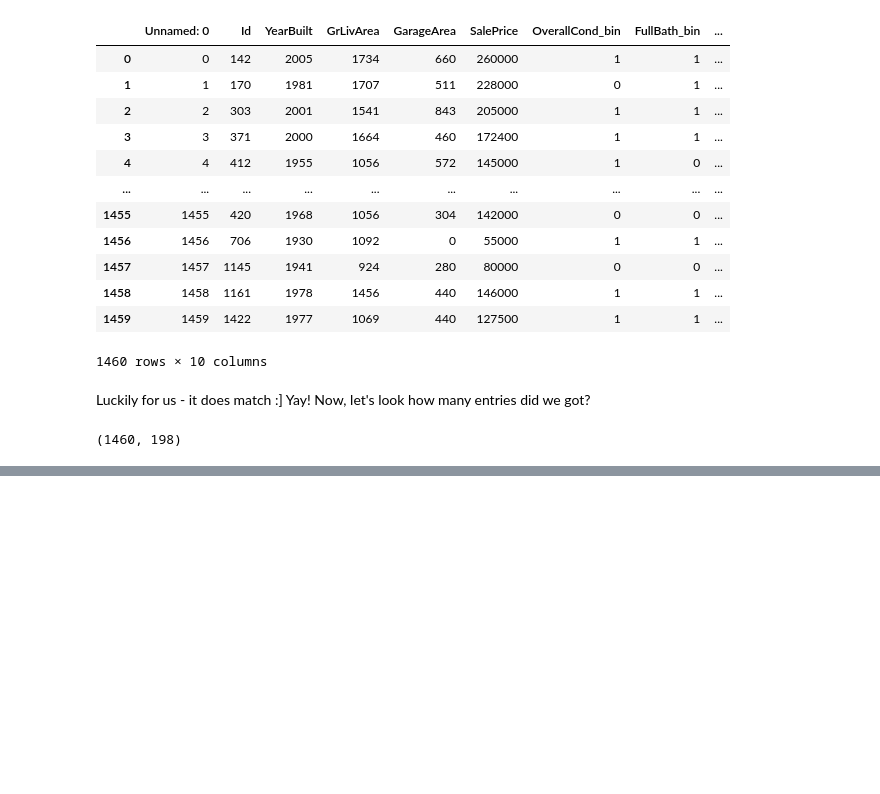
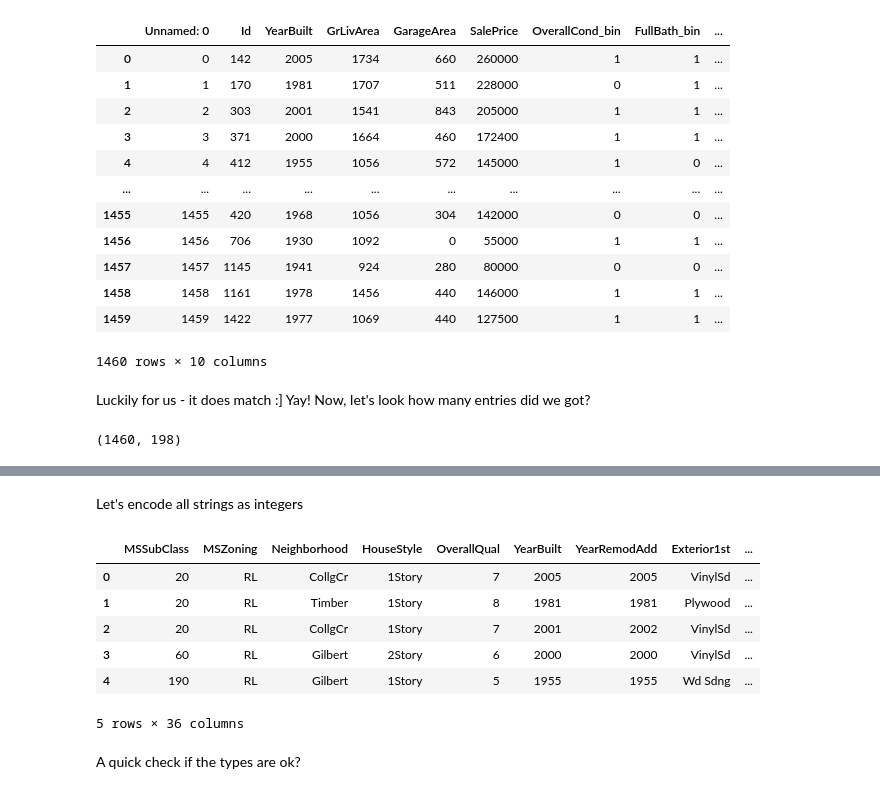
Before and after one commit to patrycja-naumczyk/Kaggle_housePrice, a Jupyter notebook: ML_reg.ipynb, the cells around one changed output, grey strips where cells are left out. Saved outputs shown, nothing was run; the diff lists cells and outputs as text; code cells hidden in the pictures; blank space fills up the shorter version.

```diff
--- a/ML_reg.ipynb
+++ b/ML_reg.ipynb
@@ -144,0 +169,21 @@ df_encoded.shape
+# %% [markdown]
+Let's encode all strings as integers
+# %%
+for col in df_general_check.select_dtypes(exclude=["number"]).columns:
+    df_general_check[col]=df_general_check[col].astype('category')
+    name = col+"_cat"
+    df_general_check[name] = df_general_check[col].cat.codes
+    df_general_check[col]=df_general_check[col].astype('string')
+#    print(col)
+
+df_general_check.head()
+# %% [output]
+|  | MSSubClass | MSZoning | Neighborhood | HouseStyle | OverallQual | YearBuilt | YearRemodAdd | Exterior1st | ... |
+| 0 | 20 | RL | CollgCr | 1Story | 7 | 2005 | 2005 | VinylSd | ... |
+| 1 | 20 | RL | Timber | 1Story | 8 | 1981 | 1981 | Plywood | ... |
+| 2 | 20 | RL | CollgCr | 1Story | 7 | 2001 | 2002 | VinylSd | ... |
+| 3 | 60 | RL | Gilbert | 2Story | 6 | 2000 | 2000 | VinylSd | ... |
+| 4 | 190 | RL | Gilbert | 1Story | 5 | 1955 | 1955 | Wd Sdng | ... |
+5 rows × 36 columns
+# %% [markdown]
+A quick check if the types are ok?
```
Also changed, not shown: parts of 15 cells of this notebook.
